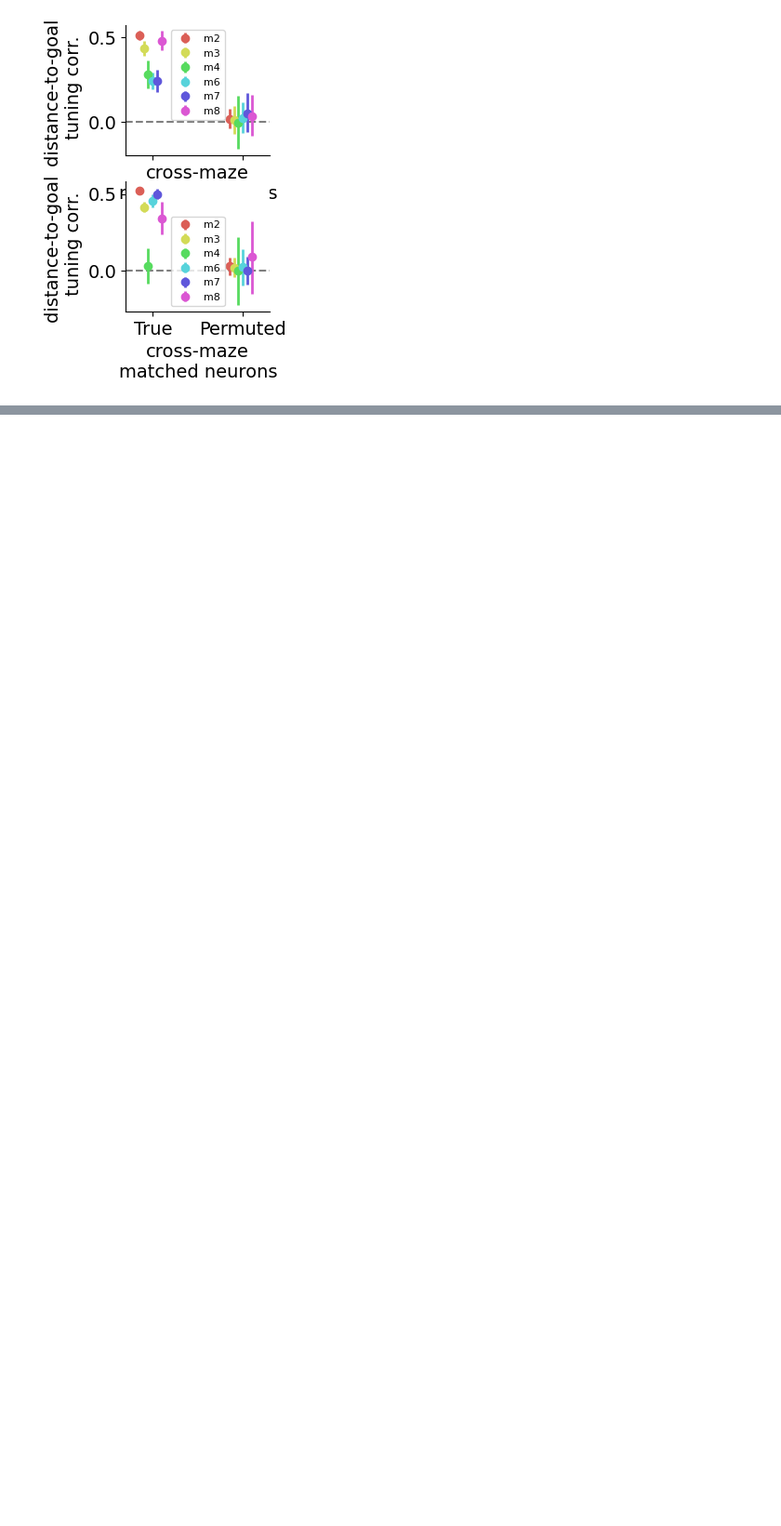
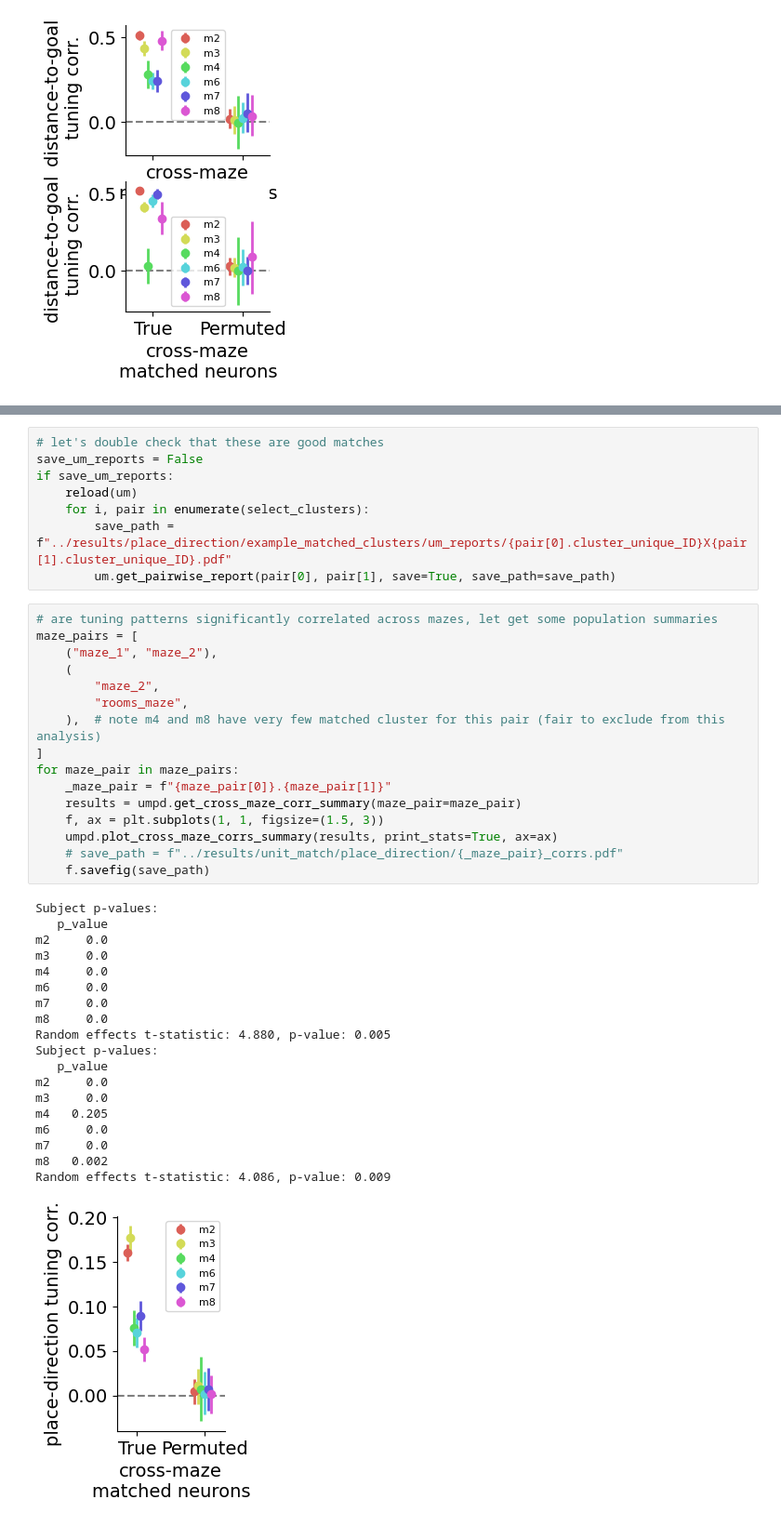
Before and after one commit to peterdoohan/GridMaze-mFC, a Jupyter notebook: Notebooks/maze_remapping.ipynb, the cells around one changed output, grey strips where cells are left out. Shown at 93% size. Saved outputs shown, nothing was run; the diff lists cells and outputs as text; blank space fills up the shorter version.

```diff
--- a/Notebooks/maze_remapping.ipynb
+++ b/Notebooks/maze_remapping.ipynb
@@ -141,0 +181,44 @@ Random effects t-statistic: 4.740, p-value: 0.005
+# %%
+# let's double check that these are good matches
+save_um_reports = False
+if save_um_reports:
+    reload(um)
+    for i, pair in enumerate(select_clusters):
+        save_path = f"../results/place_direction/example_matched_clusters/um_reports/{pair[0].cluster_unique_ID}X{pair[1].cluster_unique_ID}.pdf"
+        um.get_pairwise_report(pair[0], pair[1], save=True, save_path=save_path)
+# %%
+# are tuning patterns significantly correlated across mazes, let get some population summaries
+maze_pairs = [
+    ("maze_1", "maze_2"),
+    (
+        "maze_2",
+        "rooms_maze",
+    ),  # note m4 and m8 have very few matched cluster for this pair (fair to exclude from this analysis)
+]
+for maze_pair in maze_pairs:
+    _maze_pair = f"{maze_pair[0]}.{maze_pair[1]}"
+    results = umpd.get_cross_maze_corr_summary(maze_pair=maze_pair)
+    f, ax = plt.subplots(1, 1, figsize=(1.5, 3))
+    umpd.plot_cross_maze_corrs_summary(results, print_stats=True, ax=ax)
+    # save_path = f"../results/unit_match/place_direction/{_maze_pair}_corrs.pdf"
+    f.savefig(save_path)
+# %% [output]
+Subject p-values:
+   p_value
+m2     0.0
+m3     0.0
+m4     0.0
+m6     0.0
+m7     0.0
+m8     0.0
+Random effects t-statistic: 4.880, p-value: 0.005
+Subject p-values:
+   p_value
+m2     0.0
+m3     0.0
+m4   0.205
+m6     0.0
+m7     0.0
+m8   0.002
+Random effects t-statistic: 4.086, p-value: 0.009
+[figure, added]
```
Also changed, not shown: parts of 8 cells of this notebook.
